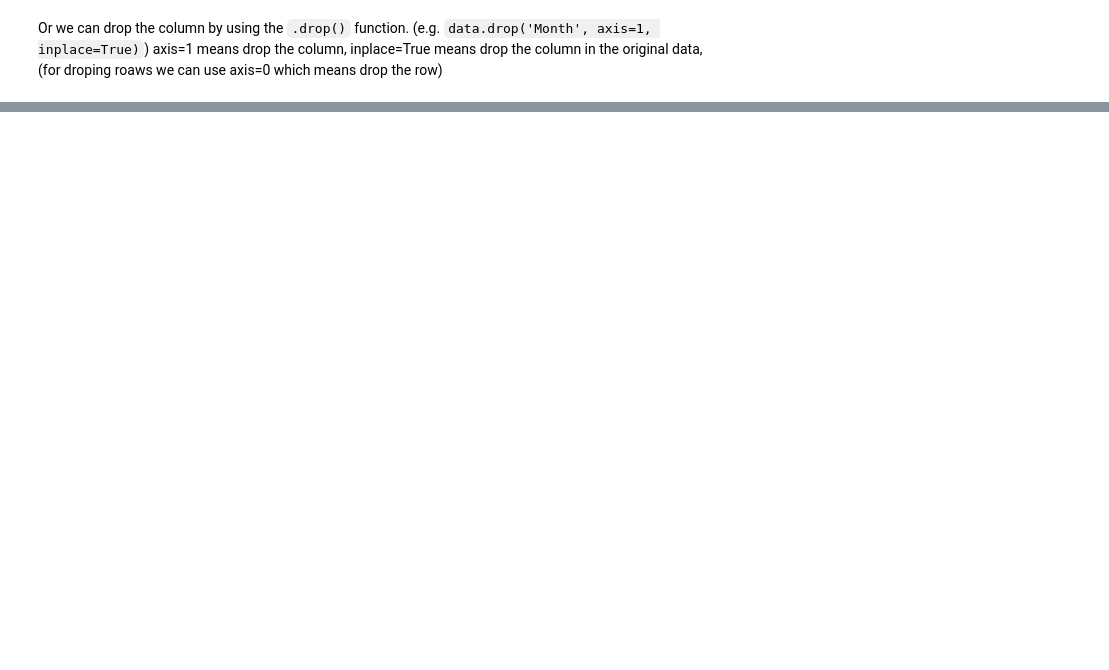
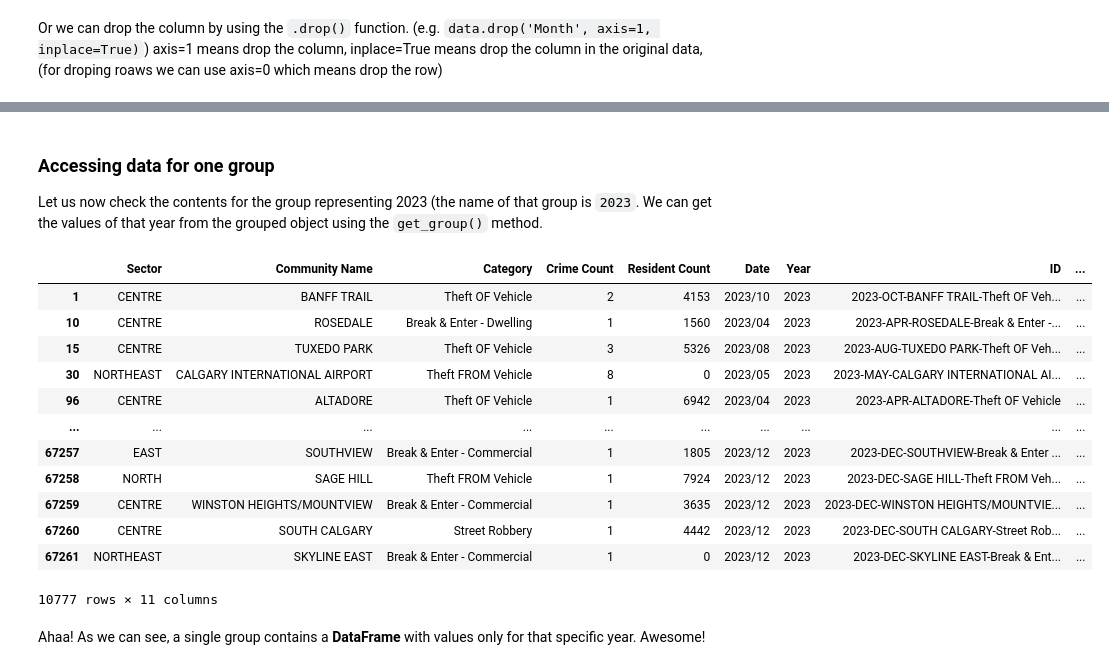
Before and after one commit to safarzadeh-reza/ENGO645-Assignments, a Jupyter notebook: source/notebooks/L2/using_pandas.ipynb, the cells around one changed output, grey strips where cells are left out. Saved outputs shown, nothing was run; the diff lists cells and outputs as text; code cells hidden in the pictures; blank space fills up the shorter version.

```diff
--- a/source/notebooks/L2/using_pandas.ipynb
+++ b/source/notebooks/L2/using_pandas.ipynb
@@ -113,0 +499,12 @@ data.drop(['month'], axis=1, inplace=True)
+# %%
+# Iterate over the rows
+for idx, row in data.iterrows():
+
+    # Print the index value
+    print(f"Index: {idx} \n\n")
+
+
+    # Print the row
+    print(f"Row :\n\n{row}\n")
+
+    break
@@ -113,0 +539,7 @@ data.drop(['month'], axis=1, inplace=True)
+# %%
+# iterate in the dataframe and check if year is greater than 2022 in a new column "Year Check" enter "new" else "old"
+for idx, row in data.iterrows():
+    if row["Year"] > 2022:
+        data.loc[idx, "Year Check"] = "new"
+    else:
+        data.loc[idx, "Year Check"] = "old"
@@ -113,0 +574,3 @@ data.drop(['month'], axis=1, inplace=True)
+# %%
+# group the data by "Date" on yearly basis and calculate average of "Crime Count"
+grouped_data = data.groupby(data["NEW_DATE"].dt.year)
@@ -113,0 +608,29 @@ data.drop(['month'], axis=1, inplace=True)
+# %% [markdown]
+### Accessing data for one group
+
+Let us now check the contents for the group representing 2023 (the name of that group is `2023`. We can get the values of that year from the grouped object using the `get_group()` method.
+# %%
+# Specify a month (as character string)
+year = 2023
+
+# Select the group
+group_2023 = grouped_data.get_group(year)
+# %%
+# Let's see what we have
+group_2023
+# %% [output]
+|  | Sector | Community Name | Category | Crime Count | Resident Count | Date | Year | ID | ... |
+| 1 | CENTRE | BANFF TRAIL | Theft OF Vehicle | 2 | 4153 | 2023/10 | 2023 | 2023-OCT-BANFF TRAIL-Theft OF Veh... | ... |
+| 10 | CENTRE | ROSEDALE | Break & Enter - Dwelling | 1 | 1560 | 2023/04 | 2023 | 2023-APR-ROSEDALE-Break & Enter -... | ... |
+| 15 | CENTRE | TUXEDO PARK | Theft OF Vehicle | 3 | 5326 | 2023/08 | 2023 | 2023-AUG-TUXEDO PARK-Theft OF Veh... | ... |
+| 30 | NORTHEAST | CALGARY INTERNATIONAL AIRPORT | Theft FROM Vehicle | 8 | 0 | 2023/05 | 2023 | 2023-MAY-CALGARY INTERNATIONAL AI... | ... |
+| 96 | CENTRE | ALTADORE | Theft OF Vehicle | 1 | 6942 | 2023/04 | 2023 | 2023-APR-ALTADORE-Theft OF Vehicle | ... |
+| ... | ... | ... | ... | ... | ... | ... | ... | ... | ... |
+| 67257 | EAST | SOUTHVIEW | Break & Enter - Commercial | 1 | 1805 | 2023/12 | 2023 | 2023-DEC-SOUTHVIEW-Break & Enter ... | ... |
+| 67258 | NORTH | SAGE HILL | Theft FROM Vehicle | 1 | 7924 | 2023/12 | 2023 | 2023-DEC-SAGE HILL-Theft FROM Veh... | ... |
+| 67259 | CENTRE | WINSTON HEIGHTS/MOUNTVIEW | Break & Enter - Commercial | 1 | 3635 | 2023/12 | 2023 | 2023-DEC-WINSTON HEIGHTS/MOUNTVIE... | ... |
+| 67260 | CENTRE | SOUTH CALGARY | Street Robbery | 1 | 4442 | 2023/12 | 2023 | 2023-DEC-SOUTH CALGARY-Street Rob... | ... |
+| 67261 | NORTHEAST | SKYLINE EAST | Break & Enter - Commercial | 1 | 0 | 2023/12 | 2023 | 2023-DEC-SKYLINE EAST-Break & Ent... | ... |
+10777 rows × 11 columns
+# %% [markdown]
+Ahaa! As we can see, a single group contains a **DataFrame** with values only for that specific year. Awesome!
```
Also changed, not shown: parts of 65 cells of this notebook, 1 other file.
